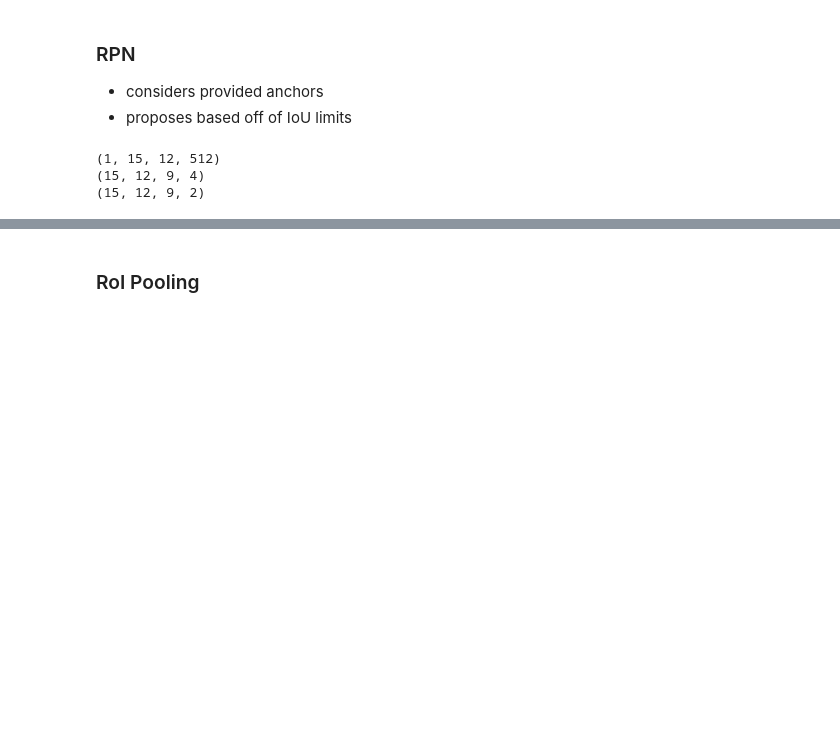
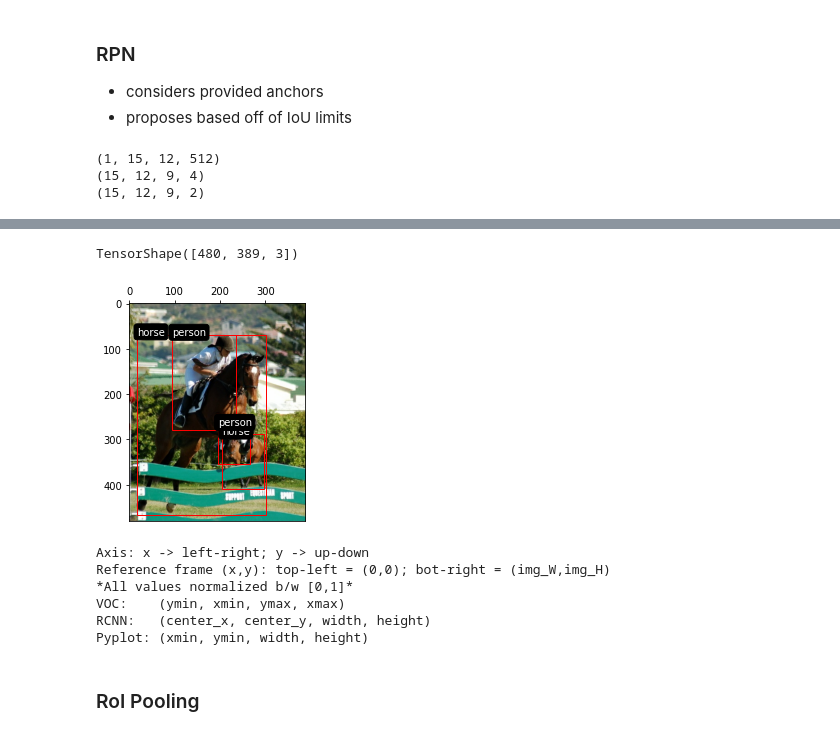
Before and after one commit to stanfidb/models, a Jupyter notebook: FasterRCNN.ipynb, the cells around one changed output, grey strips where cells are left out. Drawn from its saved outputs; the diff is of its cells as text; code cells hidden in the pictures; blank space fills up the shorter version.

```diff
--- a/FasterRCNN.ipynb
+++ b/FasterRCNN.ipynb
@@ -115,7 +138,7 @@ valid_ds = valid_ds.map(preprocess_data)
 import matplotlib.pyplot as plt
 import matplotlib.patches as patches
 
-def plot_rcnn_bboxes(ax, image, bboxes, labels):
+def plot_rcnn_bboxes(ax, image, bboxes, labels, show_labels=True):
     ax.imshow(image)
     ax.xaxis.tick_top()
     H, W, _ = image.shape
@@ -125,8 +148,9 @@ def plot_rcnn_bboxes(ax, image, bboxes, labels):
         rect = patches.Rectangle((plt_xmin*W, plt_ymin*H), width*W, height*H,
                                  linewidth=1, edgecolor='r', facecolor='none')
         ax.add_patch(rect)
-        ax.text(plt_xmin*W, plt_ymin*H, classlbls.int2str(label), c='w',
-                bbox=dict(facecolor='black', edgecolor='black', boxstyle='round'))
+        if show_labels:
+            ax.text(plt_xmin*W, plt_ymin*H, classlbls.int2str(label), c='w',
+                    bbox=dict(facecolor='black', edgecolor='black', boxstyle='round'))
 # %%
 sample = next(iter(test_ds.take(1)))
 fig, axs = plt.subplots(3,3,figsize=(15,15)); axs = axs.flatten()
@@ -299,3 +369,19 @@ tfa.losses.giou_loss(gtruth_voc_bboxes, test, mode='iou')
+# %%
+fig, ax = plt.subplots()
+plot_rcnn_bboxes(ax, image, bboxes, labels)
+image.shape
+# %% [output]
+TensorShape([480, 389, 3])
+[figure, added]
+# %%
+print_bbox_formats()
+# %% [output]
+Axis: x -> left-right; y -> up-down
+Reference frame (x,y): top-left = (0,0); bot-right = (img_W,img_H)
+*All values normalized b/w [0,1]*
+VOC:    (ymin, xmin, ymax, xmax)
+RCNN:   (center_x, center_y, width, height)
+Pyplot: (xmin, ymin, width, height)
 # %% [markdown]
 ### RoI Pooling
 # %%
```
Also changed, not shown: parts of 8 cells of this notebook.
